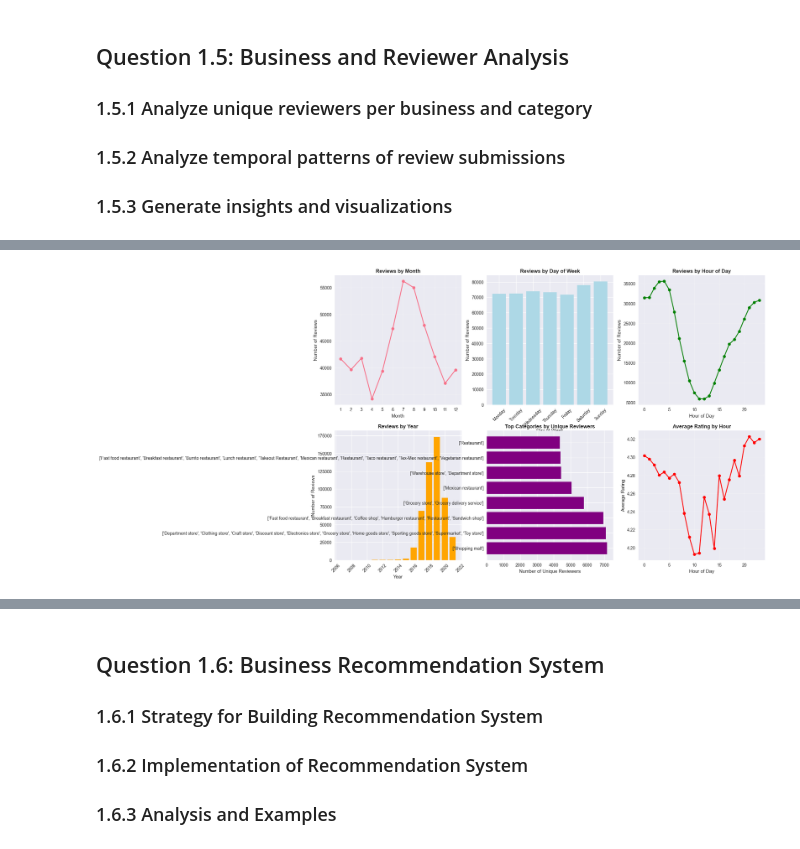
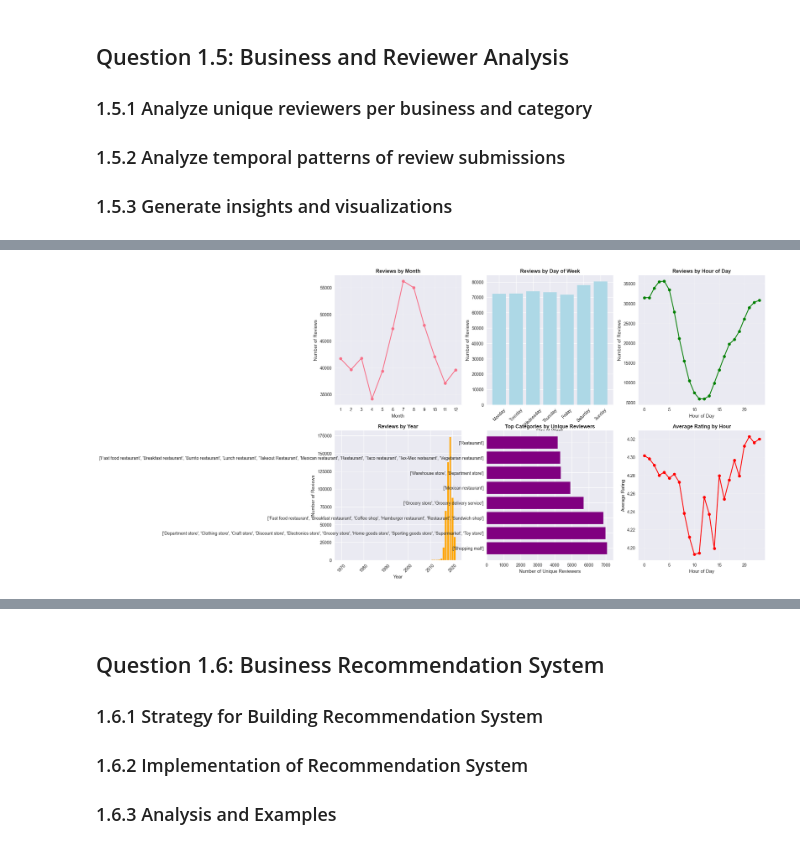
Before and after one commit to dvignesh94/SIG742---Modern-Data-Science, a Jupyter notebook: University_Project_Analysis.ipynb, the cells around one changed output, grey strips where cells are left out. Cells and saved outputs as stored; diff of their text form; code cells hidden in the pictures.

Commit message:
final version

```diff
--- a/University_Project_Analysis.ipynb
+++ b/University_Project_Analysis.ipynb
@@ -312,9 +369,9 @@ Total unique businesses: 6019
 # Load business metadata
 df_business = pd.read_csv("meta-review-business.csv")
 
-# Add day of week to the main dataframe
-df['day_of_week'] = pd.to_datetime(df['time'], unit='ms').dt.day_name()
-df['day_of_week_num'] = pd.to_datetime(df['time'], unit='ms').dt.dayofweek
+# Add day of week to the main dataframe - handle invalid time values
+df['day_of_week'] = pd.to_datetime(df['time_clean'], unit='ms', errors='coerce').dt.day_name()
+df['day_of_week_num'] = pd.to_datetime(df['time_clean'], unit='ms', errors='coerce').dt.dayofweek
 
 print("Business data shape:", df_business.shape)
 print("Business data columns:", df_business.columns.tolist())
@@ -492,31 +590,0 @@ Total unique reviewers: 20022
-# %%
-# Import additional libraries for text analysis
-import re
-from collections import Counter
-import nltk
-from nltk.corpus import stopwords
-from nltk.tokenize import word_tokenize
-
-# Try to import wordcloud, handle gracefully if not available
-try:
-    from wordcloud import WordCloud
-    WORDCLOUD_AVAILABLE = True
-except ImportError:
-    print("WordCloud not available. Word cloud visualizations will be skipped.")
-    WORDCLOUD_AVAILABLE = False
-
-# Download required NLTK data
-try:
-    nltk.download('punkt_tab', quiet=True)  # Use punkt_tab for newer NLTK versions
-    nltk.download('stopwords', quiet=True)
-    print("NLTK data downloaded successfully!")
-except Exception as e:
-    print(f"NLTK data download failed: {e}")
-    print("Continuing with fallback stopwords...")
-
-# Add year column for analysis
-df['year'] = pd.to_datetime(df['time'], unit='ms').dt.year
-
-print("Text analysis setup complete!")
-print(f"Data spans from {df['year'].min()} to {df['year'].max()}")
-print(f"Total reviews with text: {len(df[df['text'] != 'no review'])}")
@@ -768,8 +896,8 @@ First few rows of df_with_categories:
 # %%
 # 1.5.2 Analyze temporal patterns of review submissions
-# Add more temporal features
-df_with_categories['month'] = pd.to_datetime(df_with_categories['time'], unit='ms').dt.month
-df_with_categories['weekday'] = pd.to_datetime(df_with_categories['time'], unit='ms').dt.day_name()
+# Add more temporal features - handle invalid time values
+df_with_categories['month'] = pd.to_datetime(df_with_categories['time_clean'], unit='ms', errors='coerce').dt.month
+df_with_categories['weekday'] = pd.to_datetime(df_with_categories['time_clean'], unit='ms', errors='coerce').dt.day_name()
 
 # Create comprehensive temporal analysis
 fig, axes = plt.subplots(2, 3, figsize=(18, 12))
@@ -801,34 +929,34 @@ axes[0, 2].set_xlabel('Hour of Day')
 axes[0, 2].set_ylabel('Number of Reviews')
 axes[0, 2].grid(True, alpha=0.3)
 
 # Plot 4: Reviews by year
 yearly_reviews = df_with_categories.groupby('year').size()
 axes[1, 0].bar(yearly_reviews.index, yearly_reviews.values, color='orange')
 axes[1, 0].set_title('Reviews by Year', fontsize=12, fontweight='bold')
 axes[1, 0].set_xlabel('Year')
 axes[1, 0].set_ylabel('Number of Reviews')
 axes[1, 0].tick_params(axis='x', rotation=45)
 
 # Plot 5: Top categories by unique reviewers
 top_categories_plot = top_categories_by_reviewers.head(8)
 axes[1, 1].barh(range(len(top_categories_plot)), top_categories_plot['unique_reviewers'], color='purple')
 axes[1, 1].set_yticks(range(len(top_categories_plot)))
 axes[1, 1].set_yticklabels(top_categories_plot.index, fontsize=10)
 axes[1, 1].set_title('Top Categories by Unique Reviewers', fontsize=12, fontweight='bold')
 axes[1, 1].set_xlabel('Number of Unique Reviewers')
 
 # Plot 6: Average rating by time of day
 rating_by_hour = df_with_categories.groupby('review_time')['rating'].mean()
 axes[1, 2].plot(rating_by_hour.index, rating_by_hour.values, marker='o', linewidth=2, color='red')
 axes[1, 2].set_title('Average Rating by Hour', fontsize=12, fontweight='bold')
 axes[1, 2].set_xlabel('Hour of Day')
 axes[1, 2].set_ylabel('Average Rating')
 axes[1, 2].grid(True, alpha=0.3)
 
 plt.tight_layout()
 plt.show()
 # %% [output]
-[figure, old version]
+[figure, new version]
 # %%
 # 1.5.3 Generate insights and detailed analysis
 print("=== BUSINESS AND REVIEWER ANALYSIS INSIGHTS ===")
```
Also changed, not shown: parts of 45 cells of this notebook.
